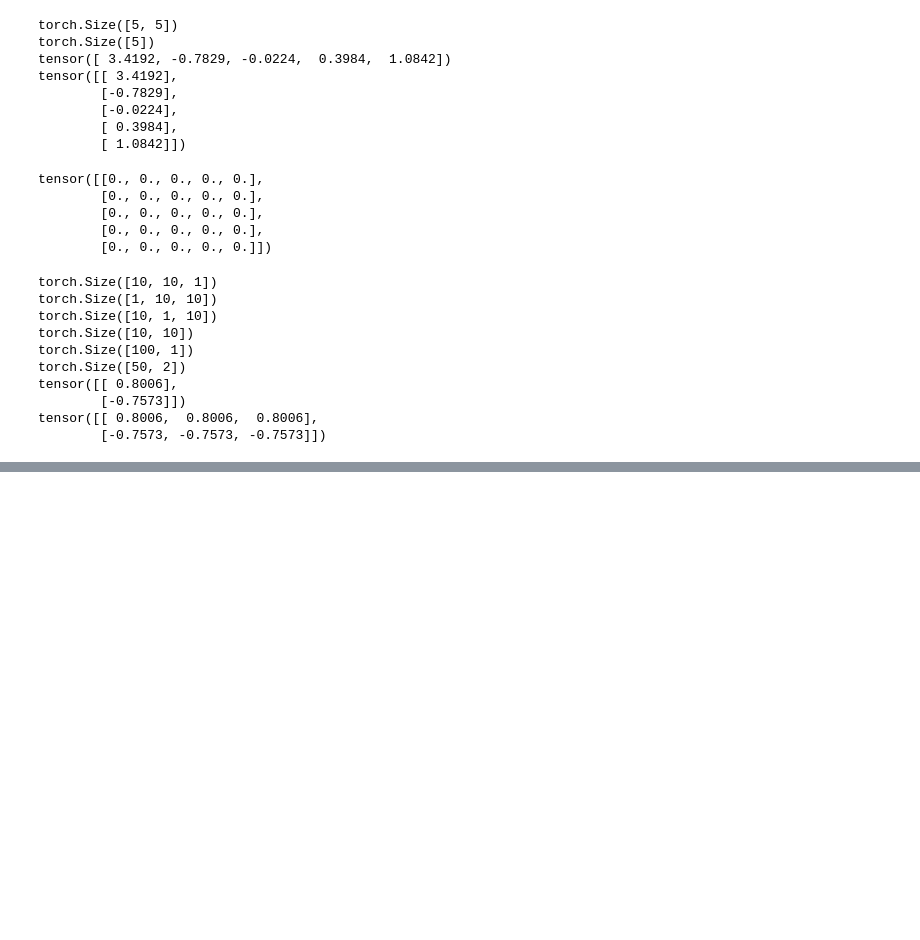
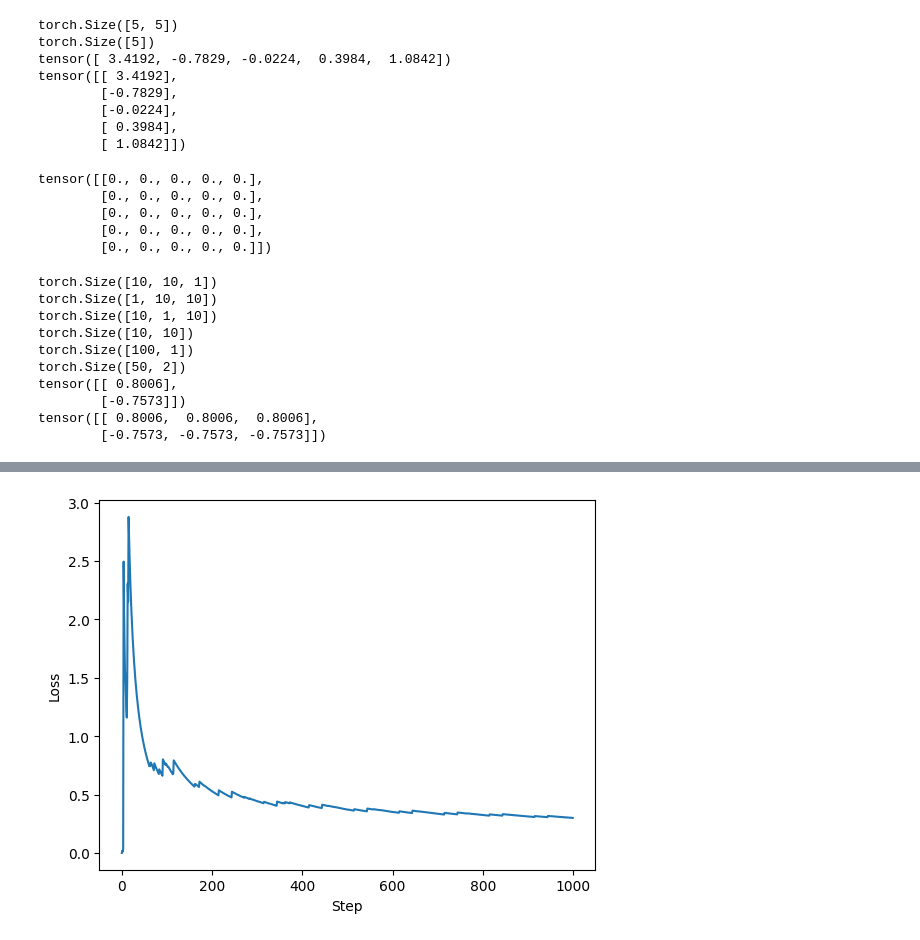
Before and after one commit to Youssra1999/ML_Projects, a Jupyter notebook: ML_Tutorials.ipynb, the cells around one changed output, grey strips where cells are left out. Drawn from its saved outputs; the diff is of its cells as text; code cells hidden in the pictures; blank space fills up the shorter version.

```diff
--- a/ML_Tutorials.ipynb
+++ b/ML_Tutorials.ipynb
@@ -712,0 +865,7 @@ tensor([[ 0.8006,  0.8006,  0.8006],
+# %%
+# Convert data to PyTorch
+X, Y = torch.from_numpy(X), torch.from_numpy(Y)
+
+# Gotcha: "Expected object of scalar type Float but got scalar type Double"
+# If you see this it's because numpy defaults to Doubles whereas pytorch has floats.
+X, Y = X.float(), Y.float()
@@ -712,0 +874,9 @@ tensor([[ 0.8006,  0.8006,  0.8006],
+# %%
+# Define dimensions
+num_feats = 2
+hidden_size = 100
+num_outputs = 1
+
+# Learning rate
+eta = 0.1
+num_steps = 1000
@@ -712,0 +885,63 @@ tensor([[ 0.8006,  0.8006,  0.8006],
+# %%
+# Input to hidden weights
+W1 = torch.randn(hidden_size, num_feats, requires_grad=True)
+b1 = torch.zeros(hidden_size, requires_grad=True)
+
+# Hidden to output
+W2 = torch.randn(num_outputs, hidden_size, requires_grad=True)
+b2 = torch.zeros(num_outputs, requires_grad=True)
+
+# Group parameters
+parameters = [W1, b1, W2, b2]
+
+# Get random order
+indices = torch.randperm(X.size(0))
+
+# Keep running average losses for a learning curve?
+avg_loss = []
+
+# Run!
+for step in range(num_steps):
+    # Get example
+    i = indices[step % indices.size(0)]
+    x_i, y_i = X[i], Y[i]
+
+    # Run example
+    hidden = torch.relu(W1.matmul(x_i) + b1)
+    y_hat = torch.sigmoid(W2.matmul(hidden) + b2)
+
+    # Compute loss binary cross entropy: -(y_i * log(y_hat) + (1 - y_i) * log(1 - y_hat))
+    # Epsilon for numerical stability
+    eps = 1e-6
+    loss = -(y_i * (y_hat + eps).log() + (1 - y_i) * (1 - y_hat + eps).log())
+
+    # Add to our running average learning curve. Don't forget .item()!
+    if step == 0:
+        avg_loss.append(loss.item())
+    else:
+        old_avg = avg_loss[-1]
+        new_avg = (loss.item() + old_avg * len(avg_loss)) / (len(avg_loss) + 1)
+        avg_loss.append(new_avg)
+
+    # Zero out all previous gradients
+    for param in parameters:
+        # It might start out as None
+        if param.grad is not None:
+            # In place
+            param.grad.zero_()
+
+    # Backward pass
+    loss.backward()
+
+    # Update parameters
+    for param in parameters:
+        # In place!
+        param.data = param.data - eta * param.grad
+
+
+plt.plot(range(num_steps), avg_loss)
+plt.ylabel('Loss')
+plt.xlabel('Step')
+plt.show()
+# %% [output]
+[figure, added]
```
Also changed, not shown: parts of 36 cells of this notebook.
